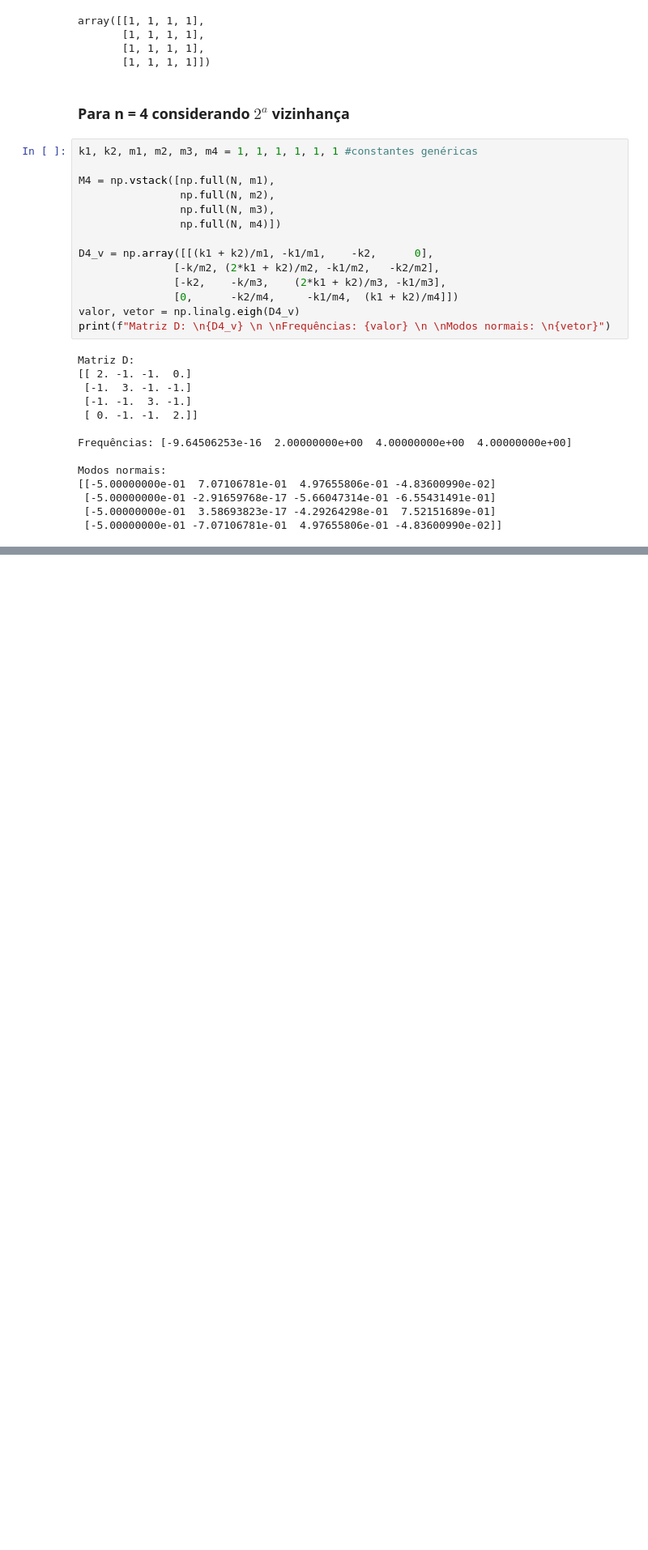
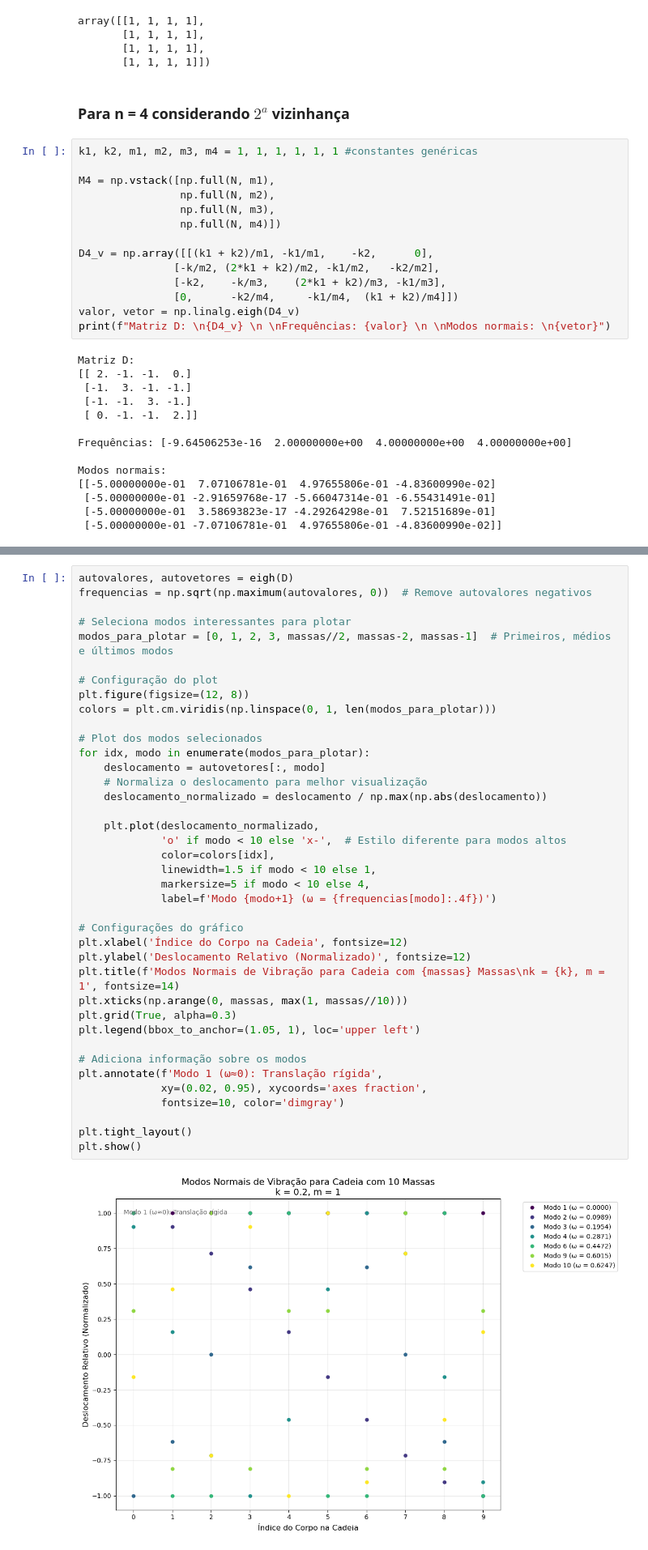
Before and after one commit to aragaoiberis/atv4, a Jupyter notebook: atv4.ipynb, the cells around one changed output, grey strips where cells are left out. Shown at 81% size. Saved outputs shown, nothing was run; the diff lists cells and outputs as text; blank space fills up the shorter version.

```diff
--- a/atv4.ipynb
+++ b/atv4.ipynb
@@ -415,0 +598,41 @@ resultados(bola3)
+# %%
+autovalores, autovetores = eigh(D)
+frequencias = np.sqrt(np.maximum(autovalores, 0))  # Remove autovalores negativos
+
+# Seleciona modos interessantes para plotar
+modos_para_plotar = [0, 1, 2, 3, massas//2, massas-2, massas-1]  # Primeiros, médios e últimos modos
+
+# Configuração do plot
+plt.figure(figsize=(12, 8))
+colors = plt.cm.viridis(np.linspace(0, 1, len(modos_para_plotar)))
+
+# Plot dos modos selecionados
+for idx, modo in enumerate(modos_para_plotar):
+    deslocamento = autovetores[:, modo]
+    # Normaliza o deslocamento para melhor visualização
+    deslocamento_normalizado = deslocamento / np.max(np.abs(deslocamento))
+
+    plt.plot(deslocamento_normalizado,
+             'o' if modo < 10 else 'x-',  # Estilo diferente para modos altos
+             color=colors[idx],
+             linewidth=1.5 if modo < 10 else 1,
+             markersize=5 if modo < 10 else 4,
+             label=f'Modo {modo+1} (ω = {frequencias[modo]:.4f})')
+
+# Configurações do gráfico
+plt.xlabel('Índice do Corpo na Cadeia', fontsize=12)
+plt.ylabel('Deslocamento Relativo (Normalizado)', fontsize=12)
+plt.title(f'Modos Normais de Vibração para Cadeia com {massas} Massas\nk = {k}, m = 1', fontsize=14)
+plt.xticks(np.arange(0, massas, max(1, massas//10)))
+plt.grid(True, alpha=0.3)
+plt.legend(bbox_to_anchor=(1.05, 1), loc='upper left')
+
+# Adiciona informação sobre os modos
+plt.annotate(f'Modo 1 (ω≈0): Translação rígida',
+             xy=(0.02, 0.95), xycoords='axes fraction',
+             fontsize=10, color='dimgray')
+
+plt.tight_layout()
+plt.show()
+# %% [output]
+[figure, added]
```
Also changed, not shown: parts of 32 cells of this notebook.
